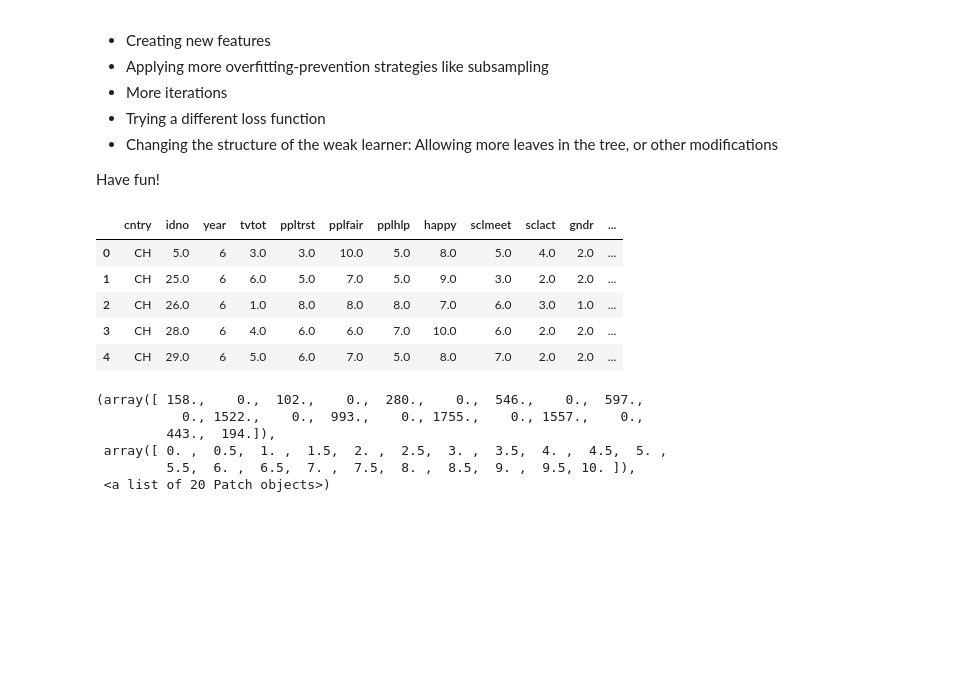
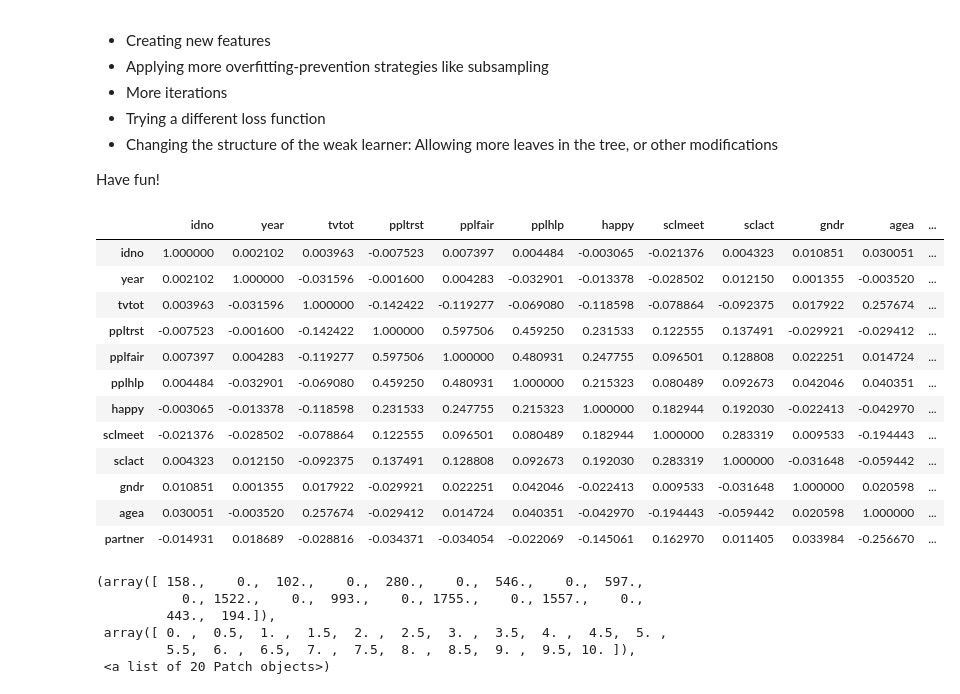
Before and after one commit to ayan1995/Thinkful, a Jupyter notebook: Bootcamp/Unit 3 Deeper into Supervised Learning/Lesson 5 Gradient Boosting/Gradient Boosting Improving Accuracy.ipynb, the cells around one changed output. Drawn from its saved outputs; the diff is of its cells as text; code cells hidden in the pictures; blank space fills up the shorter version.

```diff
--- a/Bootcamp/Unit 3 Deeper into Supervised Learning/Lesson 5 Gradient Boosting/Gradient Boosting Improving Accuracy.ipynb
+++ b/Bootcamp/Unit 3 Deeper into Supervised Learning/Lesson 5 Gradient Boosting/Gradient Boosting Improving Accuracy.ipynb
@@ -25,16 +25,23 @@ Have fun!
 # %%
 df = pd.read_csv((
     "https://raw.githubusercontent.com/Thinkful-Ed/data-201-resources/"
     "master/ESS_practice_data/ESSdata_Thinkful.csv")).dropna()
 
-df.head()
+df.corr()
 # %% [output]
-|  | cntry | idno | year | tvtot | ppltrst | pplfair | pplhlp | happy | sclmeet | sclact | gndr | ... |
-| 0 | CH | 5.0 | 6 | 3.0 | 3.0 | 10.0 | 5.0 | 8.0 | 5.0 | 4.0 | 2.0 | ... |
-| 1 | CH | 25.0 | 6 | 6.0 | 5.0 | 7.0 | 5.0 | 9.0 | 3.0 | 2.0 | 2.0 | ... |
-| 2 | CH | 26.0 | 6 | 1.0 | 8.0 | 8.0 | 8.0 | 7.0 | 6.0 | 3.0 | 1.0 | ... |
-| 3 | CH | 28.0 | 6 | 4.0 | 6.0 | 6.0 | 7.0 | 10.0 | 6.0 | 2.0 | 2.0 | ... |
-| 4 | CH | 29.0 | 6 | 5.0 | 6.0 | 7.0 | 5.0 | 8.0 | 7.0 | 2.0 | 2.0 | ... |
+|  | idno | year | tvtot | ppltrst | pplfair | pplhlp | happy | sclmeet | sclact | gndr | agea | ... |
+| idno | 1.000000 | 0.002102 | 0.003963 | -0.007523 | 0.007397 | 0.004484 | -0.003065 | -0.021376 | 0.004323 | 0.010851 | 0.030051 | ... |
+| year | 0.002102 | 1.000000 | -0.031596 | -0.001600 | 0.004283 | -0.032901 | -0.013378 | -0.028502 | 0.012150 | 0.001355 | -0.003520 | ... |
+| tvtot | 0.003963 | -0.031596 | 1.000000 | -0.142422 | -0.119277 | -0.069080 | -0.118598 | -0.078864 | -0.092375 | 0.017922 | 0.257674 | ... |
+| ppltrst | -0.007523 | -0.001600 | -0.142422 | 1.000000 | 0.597506 | 0.459250 | 0.231533 | 0.122555 | 0.137491 | -0.029921 | -0.029412 | ... |
+| pplfair | 0.007397 | 0.004283 | -0.119277 | 0.597506 | 1.000000 | 0.480931 | 0.247755 | 0.096501 | 0.128808 | 0.022251 | 0.014724 | ... |
+| pplhlp | 0.004484 | -0.032901 | -0.069080 | 0.459250 | 0.480931 | 1.000000 | 0.215323 | 0.080489 | 0.092673 | 0.042046 | 0.040351 | ... |
+| happy | -0.003065 | -0.013378 | -0.118598 | 0.231533 | 0.247755 | 0.215323 | 1.000000 | 0.182944 | 0.192030 | -0.022413 | -0.042970 | ... |
+| sclmeet | -0.021376 | -0.028502 | -0.078864 | 0.122555 | 0.096501 | 0.080489 | 0.182944 | 1.000000 | 0.283319 | 0.009533 | -0.194443 | ... |
+| sclact | 0.004323 | 0.012150 | -0.092375 | 0.137491 | 0.128808 | 0.092673 | 0.192030 | 0.283319 | 1.000000 | -0.031648 | -0.059442 | ... |
+| gndr | 0.010851 | 0.001355 | 0.017922 | -0.029921 | 0.022251 | 0.042046 | -0.022413 | 0.009533 | -0.031648 | 1.000000 | 0.020598 | ... |
+| agea | 0.030051 | -0.003520 | 0.257674 | -0.029412 | 0.014724 | 0.040351 | -0.042970 | -0.194443 | -0.059442 | 0.020598 | 1.000000 | ... |
+| partner | -0.014931 | 0.018689 | -0.028816 | -0.034371 | -0.034054 | -0.022069 | -0.145061 | 0.162970 | 0.011405 | 0.033984 | -0.256670 | ... |
 # %%
 plt.figure(figsize=(8,8))
 plt.style.use('fivethirtyeight')
```
Also changed, not shown: parts of 6 cells of this notebook, 1 other file.
